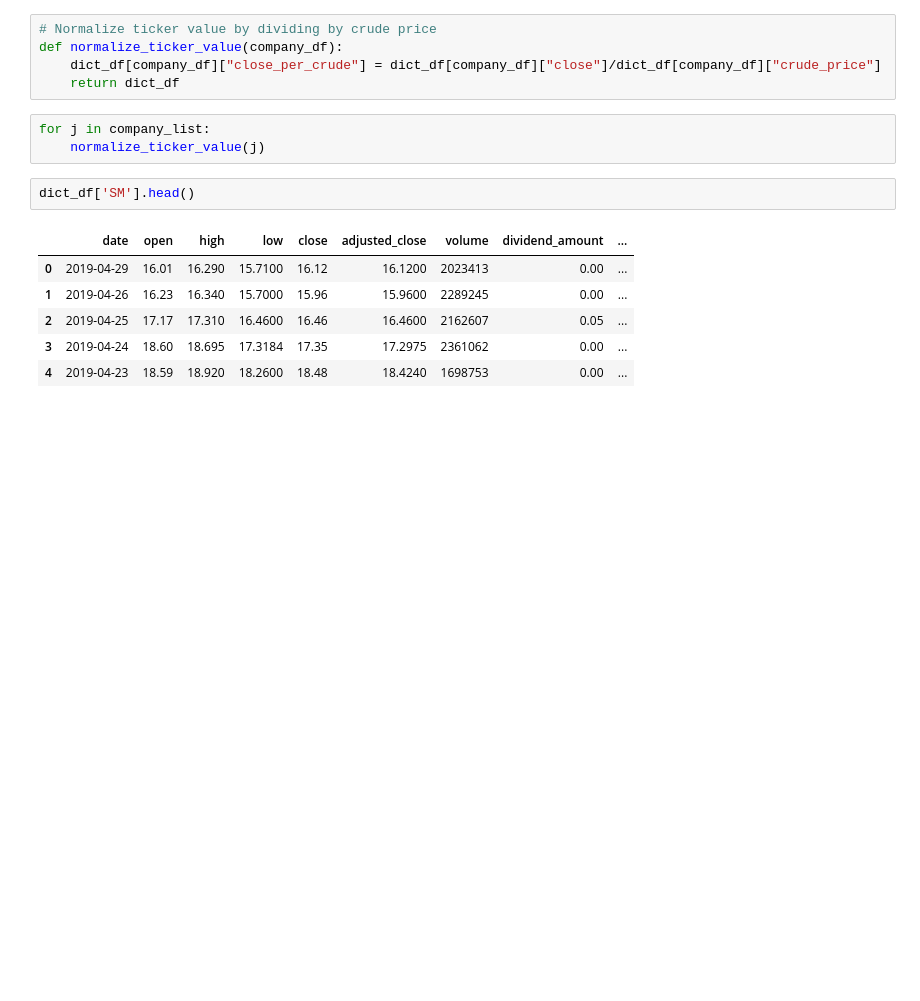
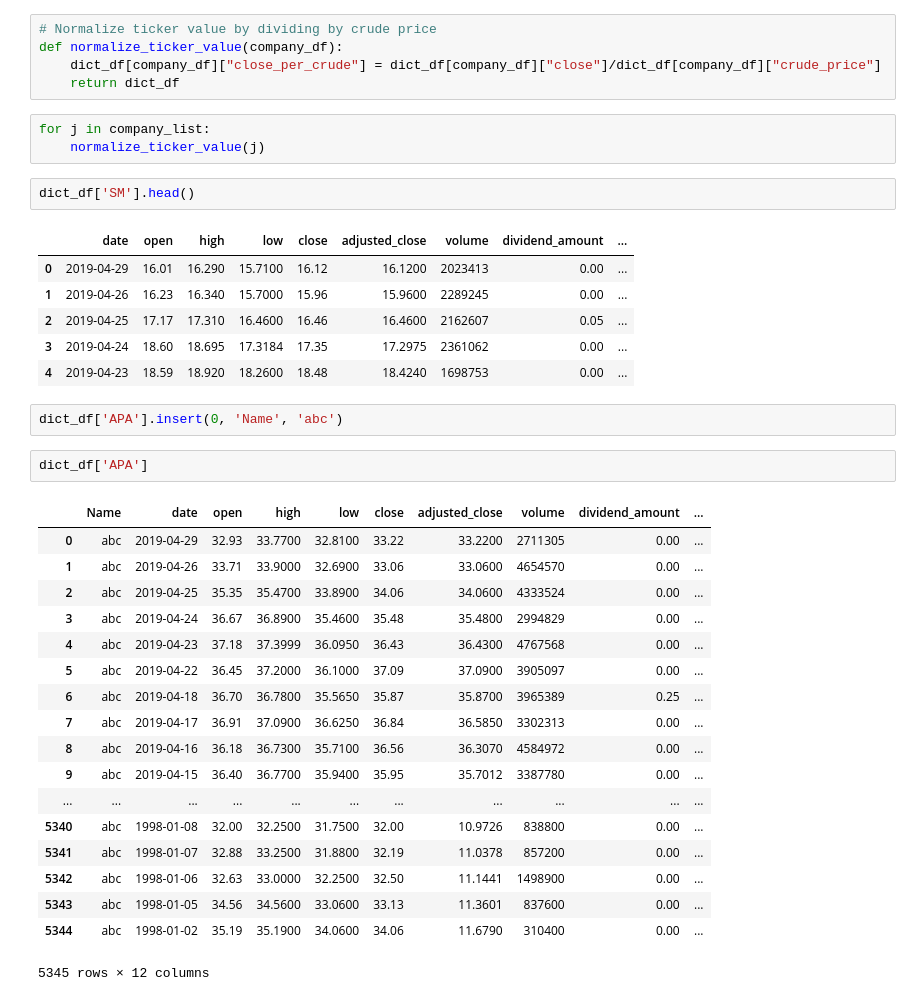
Before and after one commit to NickDonahoe/OilGasEarningsAnalysis, a Jupyter notebook: modules/File.ipynb, the cells around one changed output. Saved outputs shown, nothing was run; the diff lists cells and outputs as text; blank space fills up the shorter version.

```diff
--- a/modules/File.ipynb
+++ b/modules/File.ipynb
@@ -94,3 +94,26 @@ dict_df['SM'].head()
 | 2 | 2019-04-25 | 17.17 | 17.310 | 16.4600 | 16.46 | 16.4600 | 2162607 | 0.05 | ... |
 | 3 | 2019-04-24 | 18.60 | 18.695 | 17.3184 | 17.35 | 17.2975 | 2361062 | 0.00 | ... |
 | 4 | 2019-04-23 | 18.59 | 18.920 | 18.2600 | 18.48 | 18.4240 | 1698753 | 0.00 | ... |
+# %%
+dict_df['APA'].insert(0, 'Name', 'abc')
+# %%
+dict_df['APA']
+# %% [output]
+|  | Name | date | open | high | low | close | adjusted_close | volume | dividend_amount | ... |
+| 0 | abc | 2019-04-29 | 32.93 | 33.7700 | 32.8100 | 33.22 | 33.2200 | 2711305 | 0.00 | ... |
+| 1 | abc | 2019-04-26 | 33.71 | 33.9000 | 32.6900 | 33.06 | 33.0600 | 4654570 | 0.00 | ... |
+| 2 | abc | 2019-04-25 | 35.35 | 35.4700 | 33.8900 | 34.06 | 34.0600 | 4333524 | 0.00 | ... |
+| 3 | abc | 2019-04-24 | 36.67 | 36.8900 | 35.4600 | 35.48 | 35.4800 | 2994829 | 0.00 | ... |
+| 4 | abc | 2019-04-23 | 37.18 | 37.3999 | 36.0950 | 36.43 | 36.4300 | 4767568 | 0.00 | ... |
+| 5 | abc | 2019-04-22 | 36.45 | 37.2000 | 36.1000 | 37.09 | 37.0900 | 3905097 | 0.00 | ... |
+| 6 | abc | 2019-04-18 | 36.70 | 36.7800 | 35.5650 | 35.87 | 35.8700 | 3965389 | 0.25 | ... |
+| 7 | abc | 2019-04-17 | 36.91 | 37.0900 | 36.6250 | 36.84 | 36.5850 | 3302313 | 0.00 | ... |
+| 8 | abc | 2019-04-16 | 36.18 | 36.7300 | 35.7100 | 36.56 | 36.3070 | 4584972 | 0.00 | ... |
+| 9 | abc | 2019-04-15 | 36.40 | 36.7700 | 35.9400 | 35.95 | 35.7012 | 3387780 | 0.00 | ... |
+| ... | ... | ... | ... | ... | ... | ... | ... | ... | ... | ... |
+| 5340 | abc | 1998-01-08 | 32.00 | 32.2500 | 31.7500 | 32.00 | 10.9726 | 838800 | 0.00 | ... |
+| 5341 | abc | 1998-01-07 | 32.88 | 33.2500 | 31.8800 | 32.19 | 11.0378 | 857200 | 0.00 | ... |
+| 5342 | abc | 1998-01-06 | 32.63 | 33.0000 | 32.2500 | 32.50 | 11.1441 | 1498900 | 0.00 | ... |
+| 5343 | abc | 1998-01-05 | 34.56 | 34.5600 | 33.0600 | 33.13 | 11.3601 | 837600 | 0.00 | ... |
+| 5344 | abc | 1998-01-02 | 35.19 | 35.1900 | 34.0600 | 34.06 | 11.6790 | 310400 | 0.00 | ... |
+5345 rows × 12 columns
```
Also changed, not shown: parts of 3 cells of this notebook, 43 other files.
